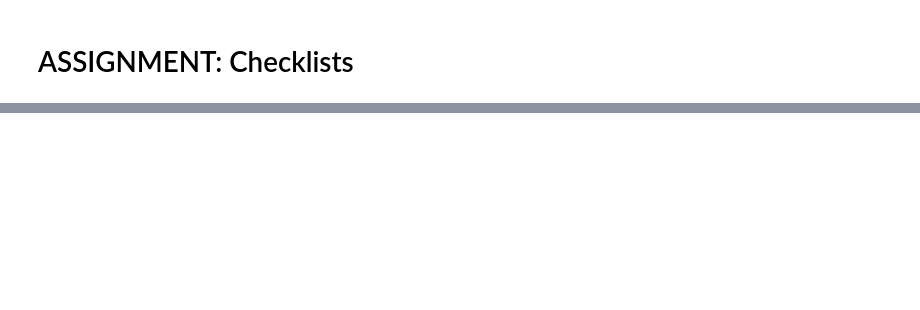
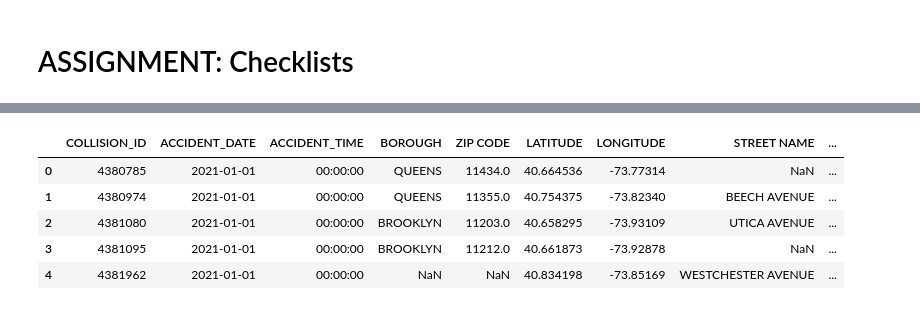
Before and after one commit to ideaguy3d/data-engineering-practice, a Jupyter notebook: dash_app/section4_interactive_elements.ipynb, the cells around one changed output, grey strips where cells are left out. Drawn from its saved outputs; the diff is of its cells as text; code cells hidden in the pictures; blank space fills up the shorter version.

```diff
--- a/dash_app/section4_interactive_elements.ipynb
+++ b/dash_app/section4_interactive_elements.ipynb
@@ -241,0 +416,10 @@ if __name__ == '__main__':
+# %%
+df_collisions1 = pandas.read_csv('data/NYC_Collisions.csv')
+df_collisions1.head()
+# %% [output]
+|  | COLLISION_ID | ACCIDENT_DATE | ACCIDENT_TIME | BOROUGH | ZIP CODE | LATITUDE | LONGITUDE | STREET NAME | ... |
+| 0 | 4380785 | 2021-01-01 | 00:00:00 | QUEENS | 11434.0 | 40.664536 | -73.77314 | NaN | ... |
+| 1 | 4380974 | 2021-01-01 | 00:00:00 | QUEENS | 11355.0 | 40.754375 | -73.82340 | BEECH AVENUE | ... |
+| 2 | 4381080 | 2021-01-01 | 00:00:00 | BROOKLYN | 11203.0 | 40.658295 | -73.93109 | UTICA AVENUE | ... |
+| 3 | 4381095 | 2021-01-01 | 00:00:00 | BROOKLYN | 11212.0 | 40.661873 | -73.92878 | NaN | ... |
+| 4 | 4381962 | 2021-01-01 | 00:00:00 | NaN | NaN | 40.834198 | -73.85169 | WESTCHESTER AVENUE | ... |
```
Also changed, not shown: parts of 25 cells of this notebook, 1 other file.
